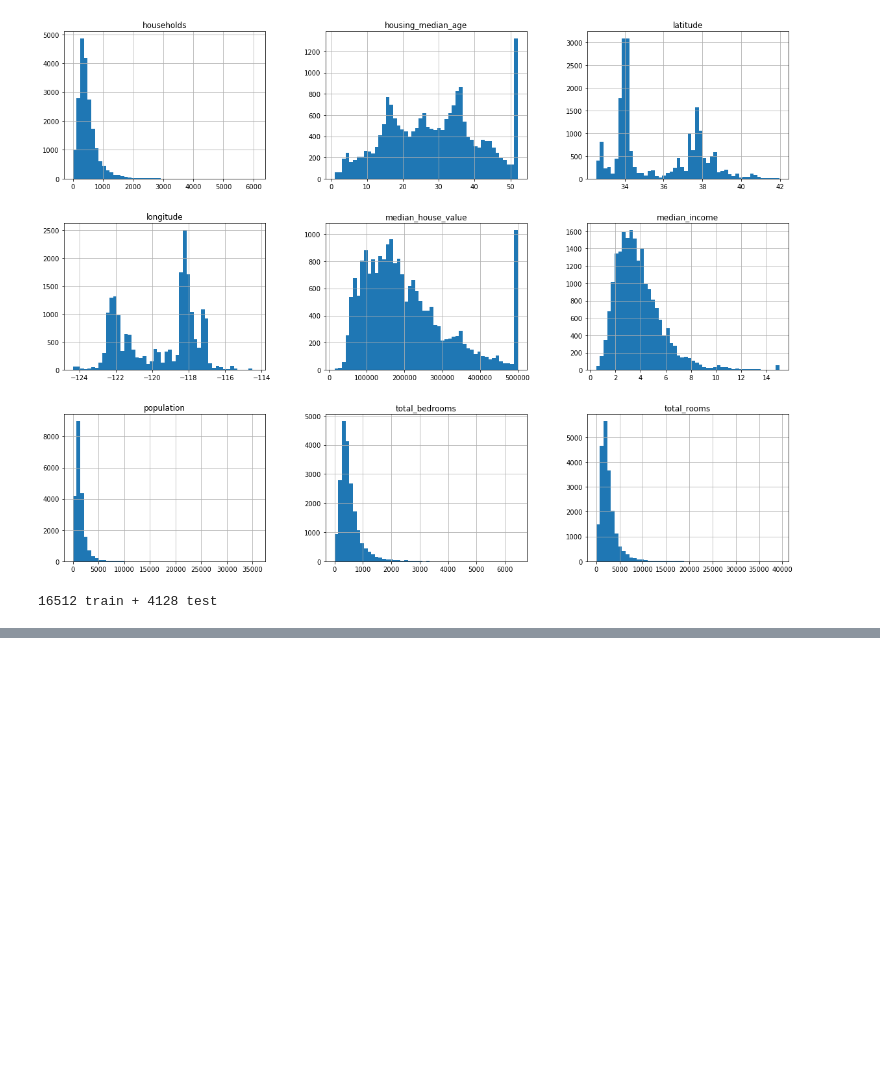
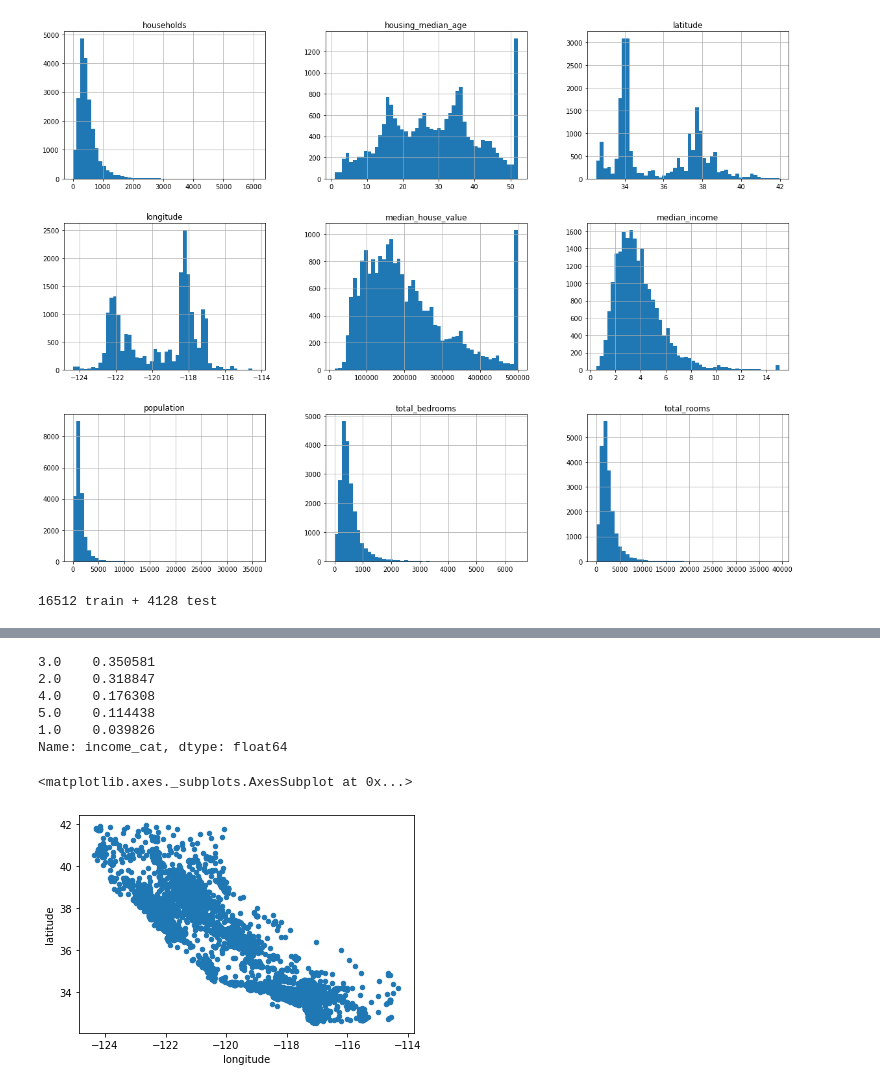
Before and after one commit to dom-inic/housepricemlpredictor, a Jupyter notebook: housing .ipynb, the cells around one changed output, grey strips where cells are left out. Cells and saved outputs as stored; diff of their text form; code cells hidden in the pictures; blank space fills up the shorter version.

Commit message:
visualized the data to gain more insights. looked at correlations btn attributes, created new attributes and took care of the missing values

```diff
--- a/housing .ipynb
+++ b/housing .ipynb
@@ -116,0 +120,23 @@ TypeError: 'method' object is not subscriptable
+# %%
+# creating an income category attribute by diving the median income by 1.5 to limit the number of income categories and rouding up using ceil to to
+#  have discrete categories and then merging all the categories greater than 5 into category 5
+housing["income_cat"] = np.ceil(housing["median_income"] / 1.5)
+housing["income_cat"].where(housing["income_cat"] < 5, 5.0, inplace=True)
+# %%
+# stratified sampling based on the income category using scikit's learn Stratified split class
+
+from sklearn.model_selection import StratifiedShuffleSplit
+
+split = StratifiedShuffleSplit(n_splits=1, test_size=0.2, random_state = 42)
+for train_index, test_index in split.split(housing, housing["income_cat"]):
+    strat_train_set = housing.loc[train_index]
+    strat_test_set = housing.loc[test_index]
+
+housing["income_cat"].value_counts() / len(housing)
+# %% [output]
+3.0    0.350581
+2.0    0.318847
+4.0    0.176308
+5.0    0.114438
+1.0    0.039826
+Name: income_cat, dtype: float64
@@ -116,0 +150,9 @@ TypeError: 'method' object is not subscriptable
+# %%
+# creating a copy that we can work with inorder not to harm the training set
+housing = strat_train_set.copy()
+# %%
+# visualizing the geographical data using a scatterplot
+housing.plot(kind="scatter", x="longitude", y="latitude")
+# %% [output]
+<matplotlib.axes._subplots.AxesSubplot at 0x...>
+[figure, added]
```
Also changed, not shown: parts of 16 cells of this notebook, 1 other file.
